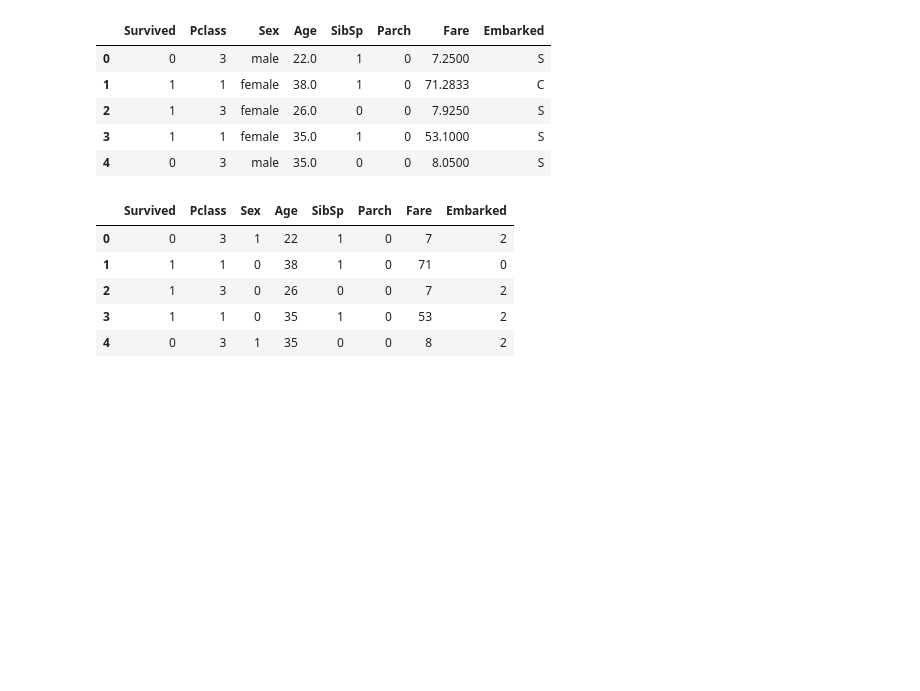
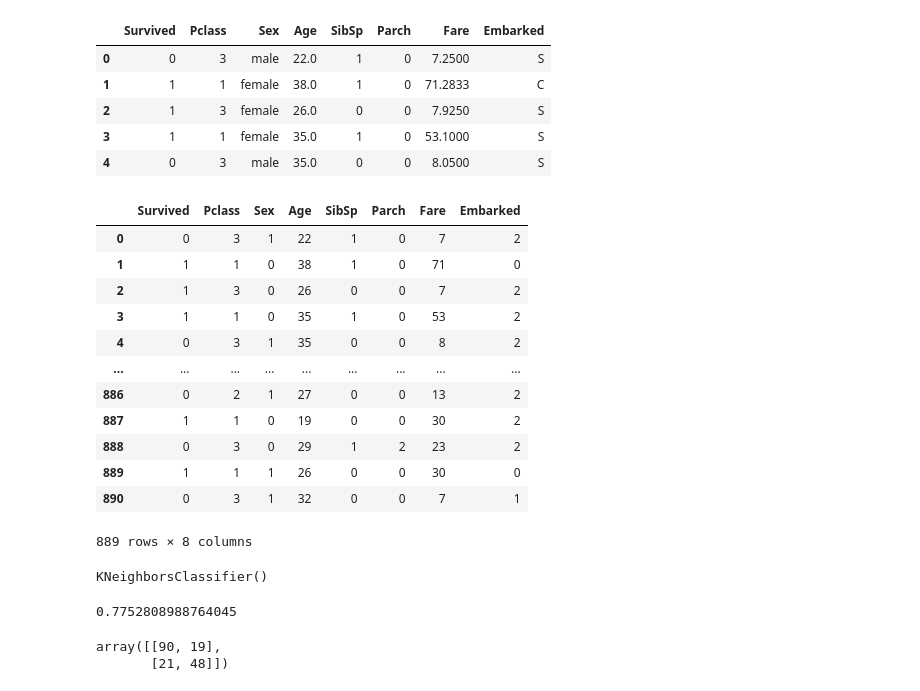
Before and after one commit to sahilrawat1415-cell/ML-concepts, a Jupyter notebook: Day017 Classification/Knn.ipynb, the cells around one changed output. Cells and saved outputs as stored; diff of their text form; code cells hidden in the pictures; blank space fills up the shorter version.

```diff
--- a/Day017 Classification/Knn.ipynb
+++ b/Day017 Classification/Knn.ipynb
@@ -120,14 +120,7 @@ df['Embarked']=le.fit_transform(df['Embarked'])
 # %%
 df=df.astype(int)
 # %%
-df.head()
+# df.head()
-# %% [output]
-|  | Survived | Pclass | Sex | Age | SibSp | Parch | Fare | Embarked |
-| 0 | 0 | 3 | 1 | 22 | 1 | 0 | 7 | 2 |
-| 1 | 1 | 1 | 0 | 38 | 1 | 0 | 71 | 0 |
-| 2 | 1 | 3 | 0 | 26 | 0 | 0 | 7 | 2 |
-| 3 | 1 | 1 | 0 | 35 | 1 | 0 | 53 | 2 |
-| 4 | 0 | 3 | 1 | 35 | 0 | 0 | 8 | 2 |
 # %%
 X=df.drop('Survived',axis=1)
 y=df["Survived"]
@@ -136,0 +136,16 @@ X_train,X_test,y_train,y_test=train_test_split(X,y,test_size=0.2,random_state=42
+# %%
+df
+# %% [output]
+|  | Survived | Pclass | Sex | Age | SibSp | Parch | Fare | Embarked |
+| 0 | 0 | 3 | 1 | 22 | 1 | 0 | 7 | 2 |
+| 1 | 1 | 1 | 0 | 38 | 1 | 0 | 71 | 0 |
+| 2 | 1 | 3 | 0 | 26 | 0 | 0 | 7 | 2 |
+| 3 | 1 | 1 | 0 | 35 | 1 | 0 | 53 | 2 |
+| 4 | 0 | 3 | 1 | 35 | 0 | 0 | 8 | 2 |
+| ... | ... | ... | ... | ... | ... | ... | ... | ... |
+| 886 | 0 | 2 | 1 | 27 | 0 | 0 | 13 | 2 |
+| 887 | 1 | 1 | 0 | 19 | 0 | 0 | 30 | 2 |
+| 888 | 0 | 3 | 0 | 29 | 1 | 2 | 23 | 2 |
+| 889 | 1 | 1 | 1 | 26 | 0 | 0 | 30 | 0 |
+| 890 | 0 | 3 | 1 | 32 | 0 | 0 | 7 | 1 |
+889 rows × 8 columns
@@ -136,0 +154,5 @@ X_train,X_test,y_train,y_test=train_test_split(X,y,test_size=0.2,random_state=42
+# %%
+knn=KNeighborsClassifier(n_neighbors=5)
+knn.fit(X_train_scaled,y_train)
+# %% [output]
+KNeighborsClassifier()
@@ -136,0 +161,10 @@ X_train,X_test,y_train,y_test=train_test_split(X,y,test_size=0.2,random_state=42
+# %%
+from sklearn.metrics import accuracy_score, confusion_matrix , classification_report
+accuracy_score(y_test,y_pred_knn)
+# %% [output]
+0.7752808988764045
+# %%
+confusion_matrix(y_test,y_pred_knn)
+# %% [output]
+array([[90, 19],
+       [21, 48]])
```
Also changed, not shown: parts of 4 cells of this notebook.
